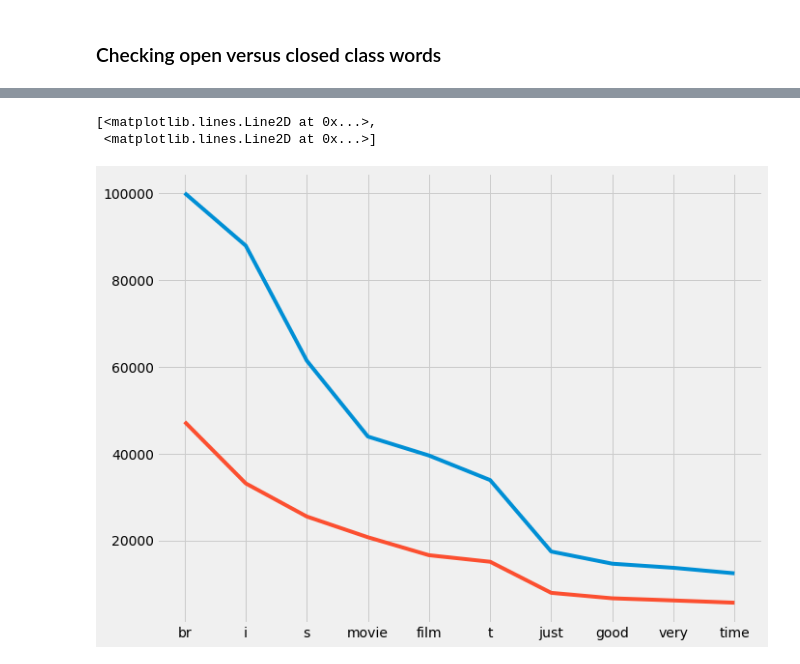
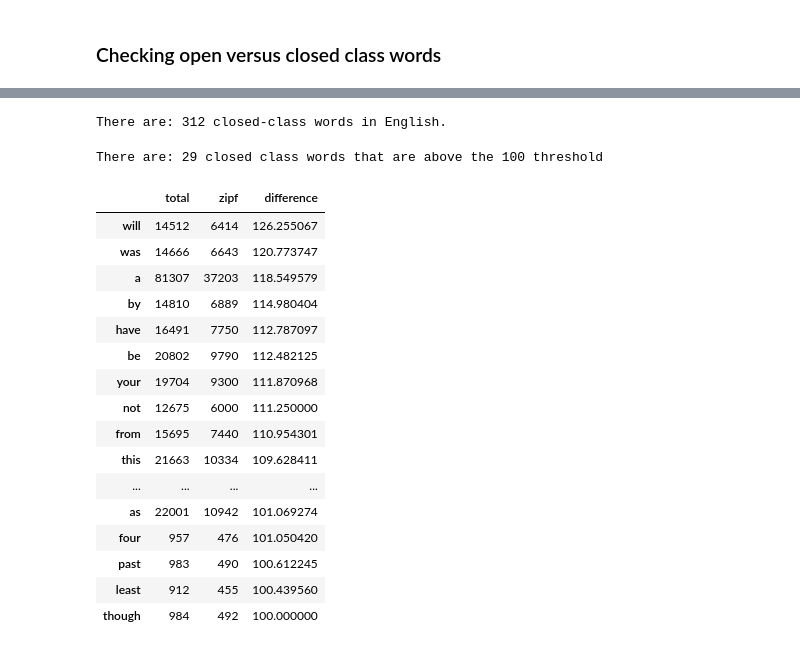
Before and after one commit to huggingface/data-measurements-tool, a Jupyter notebook: notebooks/ZipfsLaw-Clean.ipynb, the cells around one changed output, grey strips where cells are left out. Cells and saved outputs as stored; diff of their text form; code cells hidden in the pictures.

```diff
--- a/notebooks/ZipfsLaw-Clean.ipynb
+++ b/notebooks/ZipfsLaw-Clean.ipynb
@@ -183 +132,3 @@ Name: difference, dtype: float64
+# %%
+zipf_df= Zipf_check_words(term_df,500)
 # %%
@@ -240,3 +149,0 @@ terms.loc[(terms.index =='an')]
-# %%
-closedclass= terms[terms.index.isin(closedlist)]
-closedclass.shape
@@ -297,7 +150,41 @@ openclass.loc[(openclass['difference'] >=100)].sort_values(by='total', ascending
-# %%
-plt.figure(figsize=(10,8))
-plt.plot(openclass[['total','zipf']].loc[(openclass['difference'] >=100)].sort_values(by='total', ascending=False).head(10))
-# %% [output]
-[<matplotlib.lines.Line2D at 0x...>,
- <matplotlib.lines.Line2D at 0x...>]
-[figure, removed]
+# %%
+#Creating the closed word list from the txt file
+wordlist=open('resources/closed_EN.txt', 'r').readlines()
+closedlist=[]
+for l in wordlist:
+    closedlist= closedlist + (l.split())
+print("There are: "+ str(len(closedlist)) + " closed-class words in English.")
+# %% [output]
+There are: 312 closed-class words in English.
+# %%
+def check_closed_class(dataframe, threshold):
+    '''
+    Based on a dataframe and a threshold, checks how many closed-class
+    words are above the threshold, and returns the dataframe sorted by
+    difference.
+    '''
+    closedclass= dataframe[dataframe.index.isin(closedlist)]
+    closedclassthreshold= closedclass.loc[(closedclass['difference'] >=threshold)]
+    print("There are: "+ str(closedclassthreshold.shape[0])+ " closed class words that are above the %s threshold" %(threshold))
+    return(closedclassthreshold.sort_values(by='difference', ascending=False))
+# %%
+check_closed_class(zipf_df,100)
+# %% [output]
+There are: 29 closed class words that are above the 100 threshold
+|  | total | zipf | difference |
+| will | 14512 | 6414 | 126.255067 |
+| was | 14666 | 6643 | 120.773747 |
+| a | 81307 | 37203 | 118.549579 |
+| by | 14810 | 6889 | 114.980404 |
+| have | 16491 | 7750 | 112.787097 |
+| be | 20802 | 9790 | 112.482125 |
+| your | 19704 | 9300 | 111.870968 |
+| not | 12675 | 6000 | 111.250000 |
+| from | 15695 | 7440 | 110.954301 |
+| this | 21663 | 10334 | 109.628411 |
+| ... | ... | ... | ... |
+| as | 22001 | 10942 | 101.069274 |
+| four | 957 | 476 | 101.050420 |
+| past | 983 | 490 | 100.612245 |
+| least | 912 | 455 | 100.439560 |
+| though | 984 | 492 | 100.000000 |
```
Also changed, not shown: parts of 48 cells of this notebook, 1 other file.
